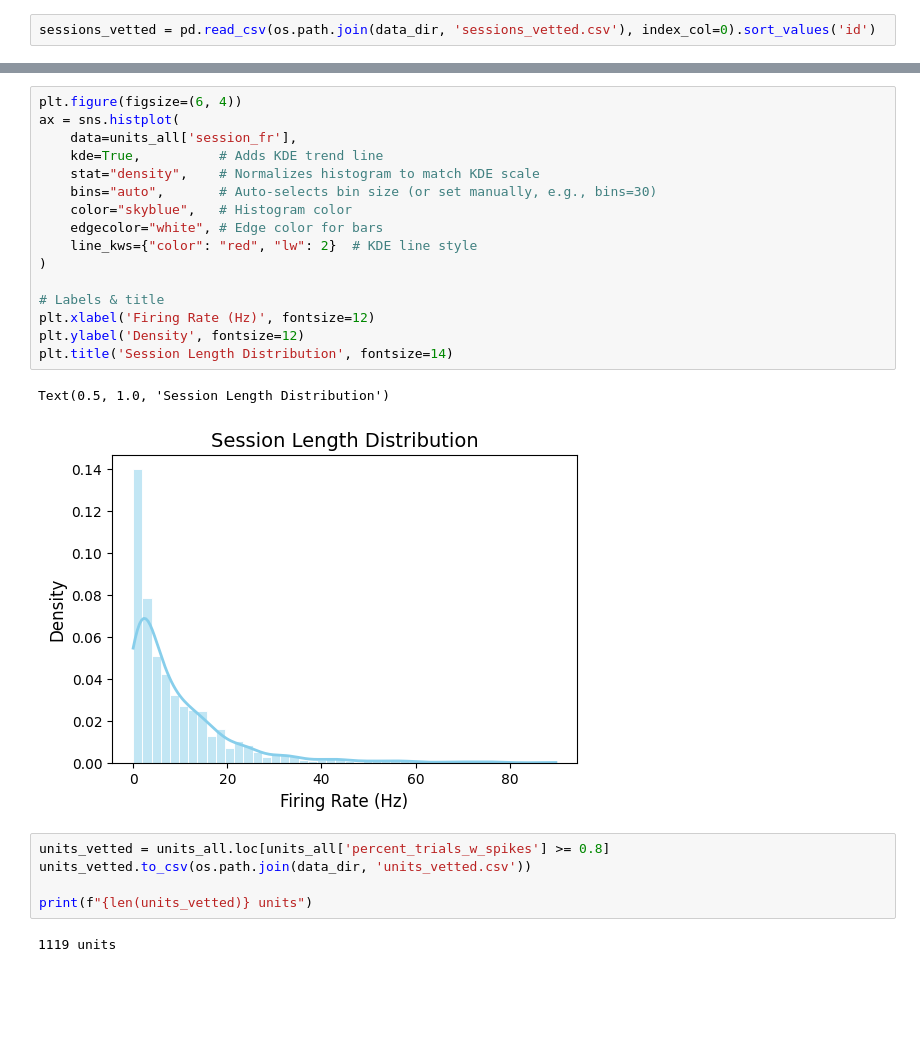
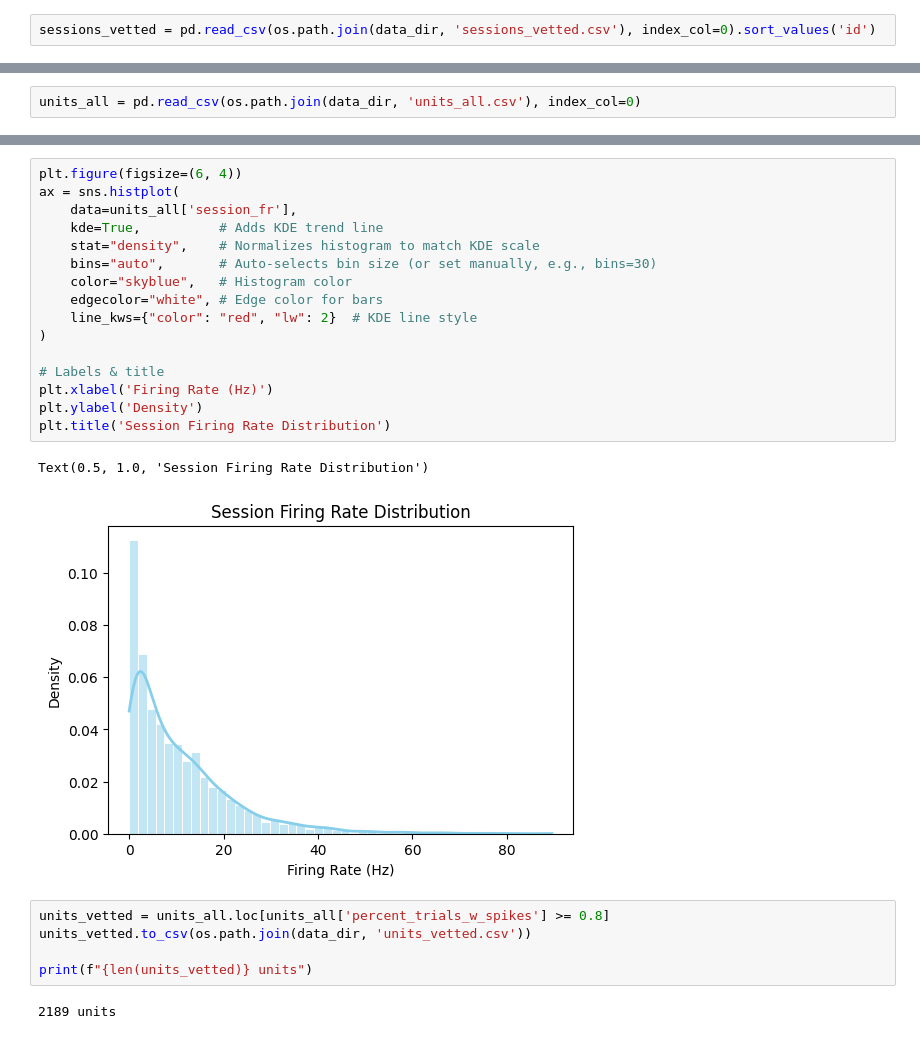
Before and after one commit to rebz444/cheerios, a Jupyter notebook: 0a_neural_data_examining.ipynb, the cells around one changed output, grey strips where cells are left out. Cells and saved outputs as stored; diff of their text form; blank space fills up the shorter version.

```diff
--- a/0a_neural_data_examining.ipynb
+++ b/0a_neural_data_examining.ipynb
@@ -105,0 +148,2 @@ print(f"{len(units_all)} units")
+# %%
+units_all = pd.read_csv(os.path.join(data_dir, 'units_all.csv'), index_col=0)
@@ -125,26 +185,26 @@ Text(0.5, 1.0, 'Session Length Distribution')
 # %%
 plt.figure(figsize=(6, 4))
 ax = sns.histplot(
     data=units_all['session_fr'],
     kde=True,          # Adds KDE trend line
     stat="density",    # Normalizes histogram to match KDE scale
     bins="auto",       # Auto-selects bin size (or set manually, e.g., bins=30)
     color="skyblue",   # Histogram color
     edgecolor="white", # Edge color for bars
     line_kws={"color": "red", "lw": 2}  # KDE line style
 )
 
 # Labels & title
-plt.xlabel('Firing Rate (Hz)', fontsize=12)
-plt.ylabel('Density', fontsize=12)
-plt.title('Session Length Distribution', fontsize=14)
+plt.xlabel('Firing Rate (Hz)')
+plt.ylabel('Density')
+plt.title('Session Firing Rate Distribution')
 # %% [output]
-Text(0.5, 1.0, 'Session Length Distribution')
+Text(0.5, 1.0, 'Session Firing Rate Distribution')
-[figure, old version]
+[figure, new version]
 # %%
 units_vetted = units_all.loc[units_all['percent_trials_w_spikes'] >= 0.8]
 units_vetted.to_csv(os.path.join(data_dir, 'units_vetted.csv'))
 
 print(f"{len(units_vetted)} units")
 # %% [output]
-1119 units
+2189 units
```
Also changed, not shown: parts of 11 cells of this notebook, 9 other files.
